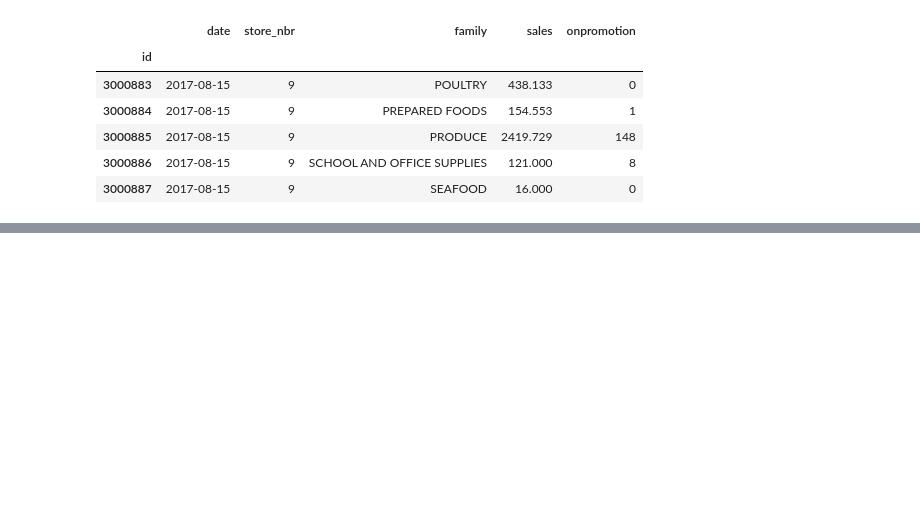
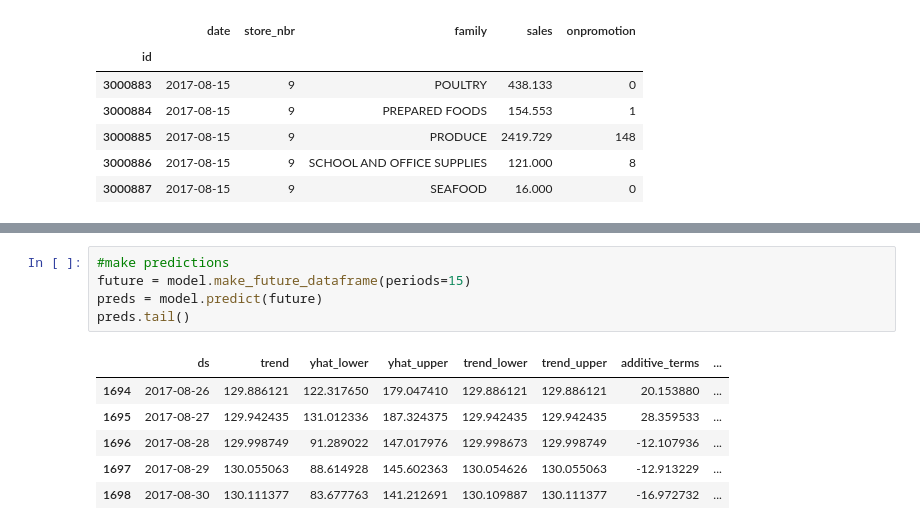
Before and after one commit to sgshaikh/StoreSales_TimeSeriesForecasting, a Jupyter notebook: ForecastStoreSales.ipynb, the cells around one changed output, grey strips where cells are left out. Cells and saved outputs as stored; diff of their text form; blank space fills up the shorter version.

```diff
--- a/ForecastStoreSales.ipynb
+++ b/ForecastStoreSales.ipynb
@@ -248,0 +288,12 @@ df_train.tail()
+# %%
+#make predictions
+future = model.make_future_dataframe(periods=15)
+preds = model.predict(future)
+preds.tail()
+# %% [output]
+|  | ds | trend | yhat_lower | yhat_upper | trend_lower | trend_upper | additive_terms | ... |
+| 1694 | 2017-08-26 | 129.886121 | 122.317650 | 179.047410 | 129.886121 | 129.886121 | 20.153880 | ... |
+| 1695 | 2017-08-27 | 129.942435 | 131.012336 | 187.324375 | 129.942435 | 129.942435 | 28.359533 | ... |
+| 1696 | 2017-08-28 | 129.998749 | 91.289022 | 147.017976 | 129.998673 | 129.998749 | -12.107936 | ... |
+| 1697 | 2017-08-29 | 130.055063 | 88.614928 | 145.602363 | 130.054626 | 130.055063 | -12.913229 | ... |
+| 1698 | 2017-08-30 | 130.111377 | 83.677763 | 141.212691 | 130.109887 | 130.111377 | -16.972732 | ... |
```
Also changed, not shown: parts of 14 cells of this notebook.
